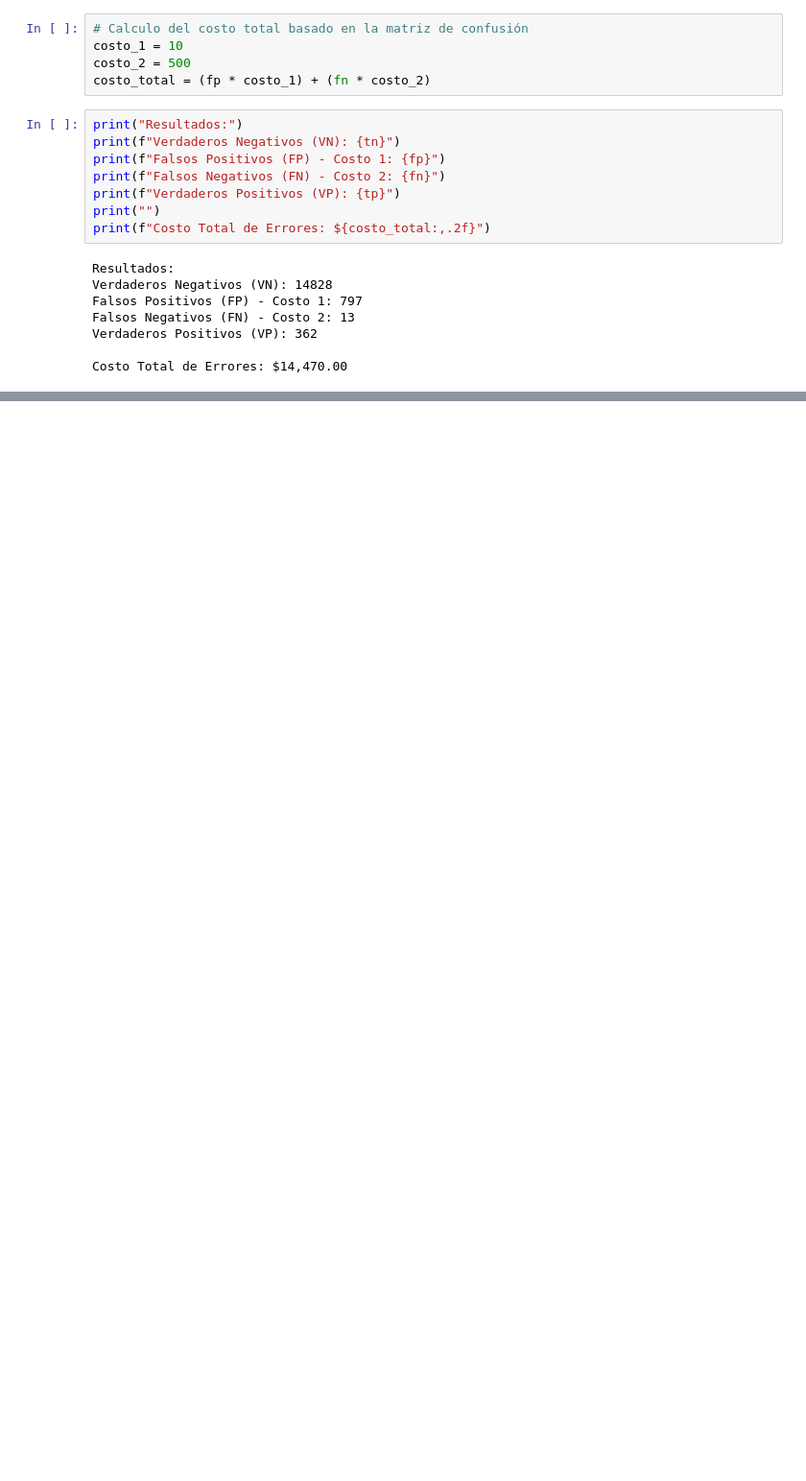
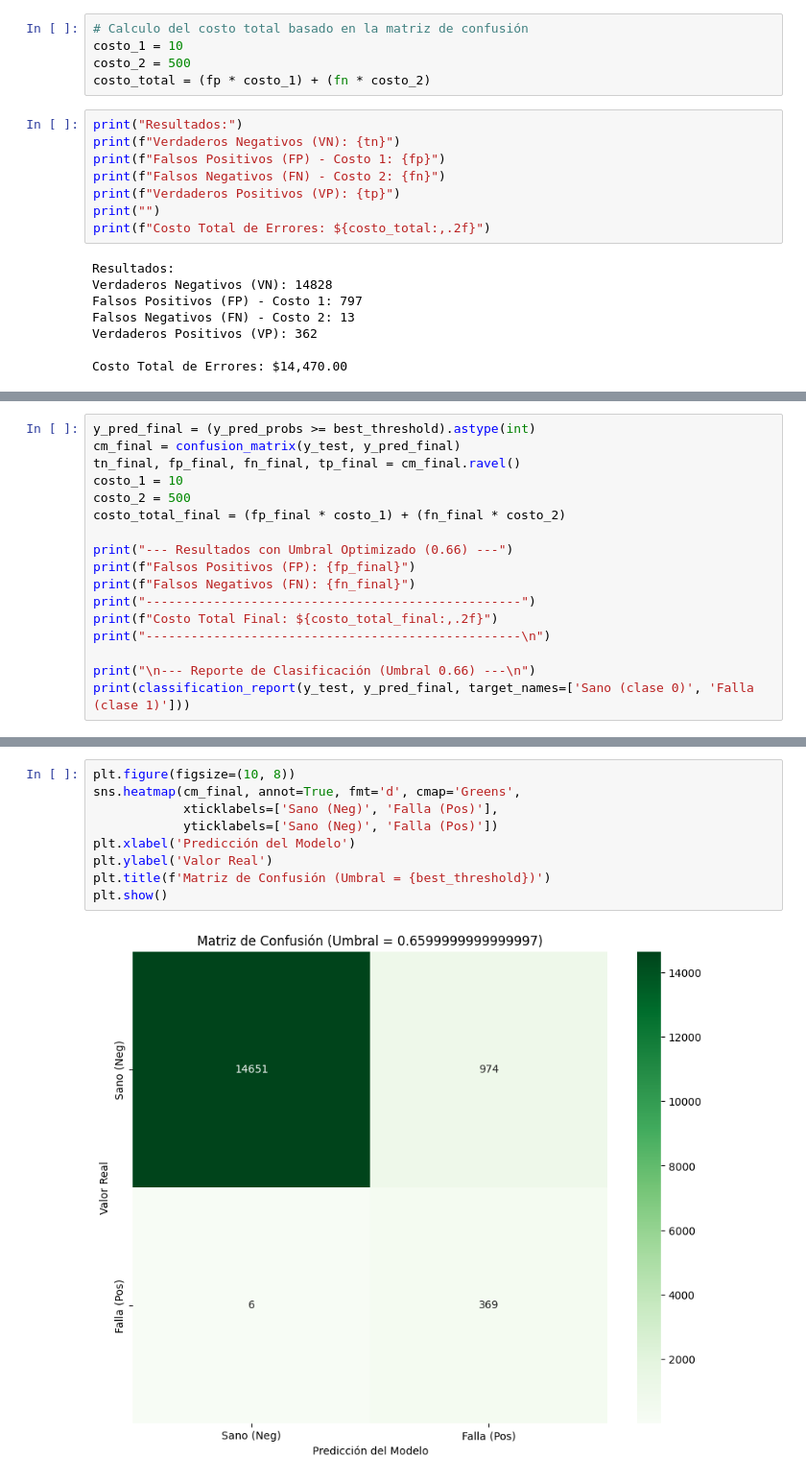
Before and after one commit to marcohinojosag/IA_MKTR, a Jupyter notebook: cod.ipynb, the cells around one changed output, grey strips where cells are left out. Shown: that part at 96% size. Saved outputs shown, nothing was run; the diff lists cells and outputs as text; blank space fills up the shorter version.

```diff
--- a/cod.ipynb
+++ b/cod.ipynb
@@ -487,0 +633,17 @@ Falla (clase 1)       0.31      0.97      0.47       375
+# %%
+y_pred_final = (y_pred_probs >= best_threshold).astype(int)
+cm_final = confusion_matrix(y_test, y_pred_final)
+tn_final, fp_final, fn_final, tp_final = cm_final.ravel()
+costo_1 = 10
+costo_2 = 500
+costo_total_final = (fp_final * costo_1) + (fn_final * costo_2)
+
+print("--- Resultados con Umbral Optimizado (0.66) ---")
+print(f"Falsos Positivos (FP): {fp_final}")
+print(f"Falsos Negativos (FN): {fn_final}")
+print("--------------------------------------------------")
+print(f"Costo Total Final: ${costo_total_final:,.2f}")
+print("--------------------------------------------------\n")
+
+print("\n--- Reporte de Clasificación (Umbral 0.66) ---\n")
+print(classification_report(y_test, y_pred_final, target_names=['Sano (clase 0)', 'Falla (clase 1)']))
@@ -487,0 +669,11 @@ Falla (clase 1)       0.31      0.97      0.47       375
+# %%
+plt.figure(figsize=(10, 8))
+sns.heatmap(cm_final, annot=True, fmt='d', cmap='Greens',
+            xticklabels=['Sano (Neg)', 'Falla (Pos)'],
+            yticklabels=['Sano (Neg)', 'Falla (Pos)'])
+plt.xlabel('Predicción del Modelo')
+plt.ylabel('Valor Real')
+plt.title(f'Matriz de Confusión (Umbral = {best_threshold})')
+plt.show()
+# %% [output]
+[figure, added]
```
Also changed, not shown: parts of 11 cells of this notebook.
